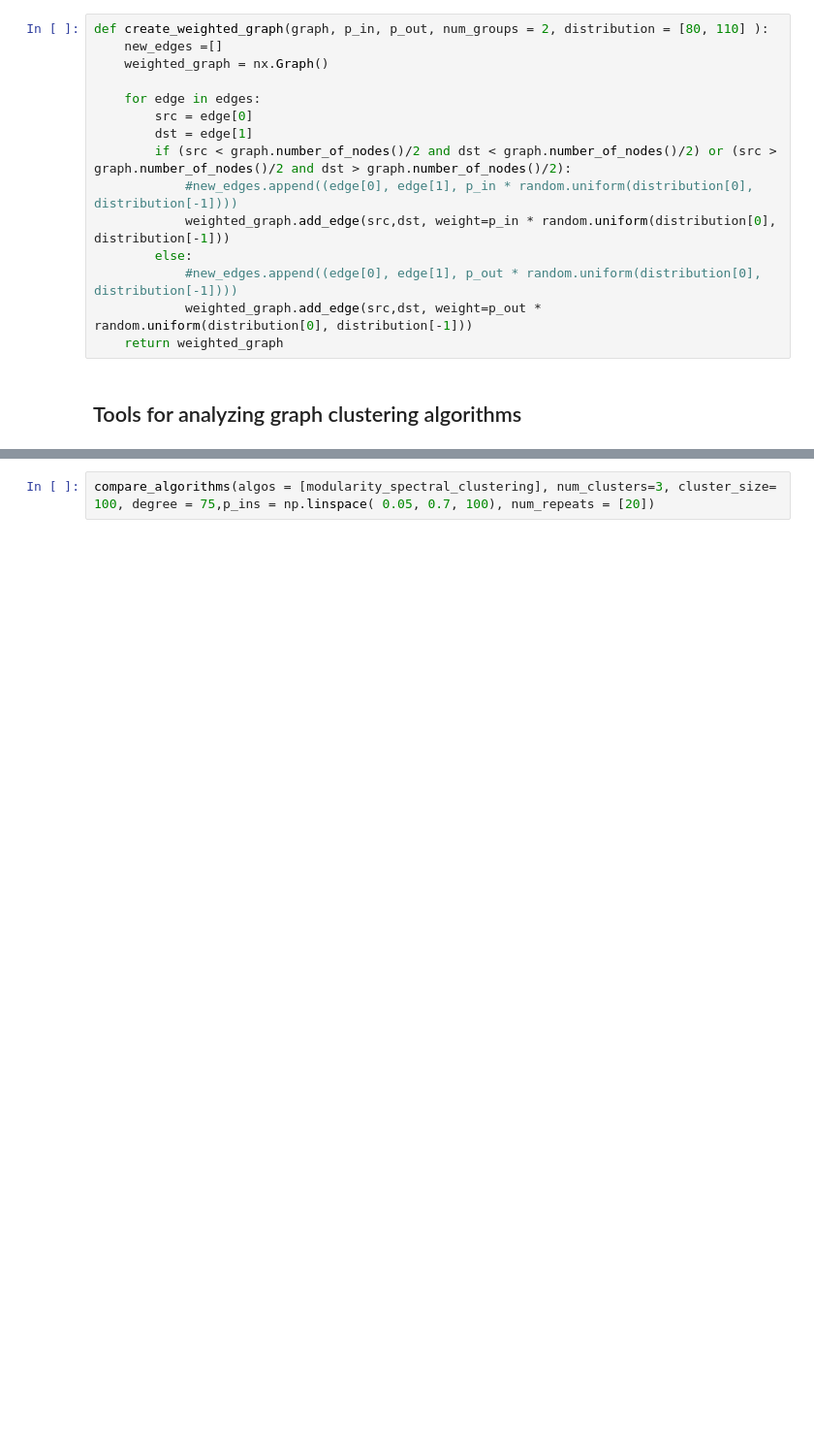
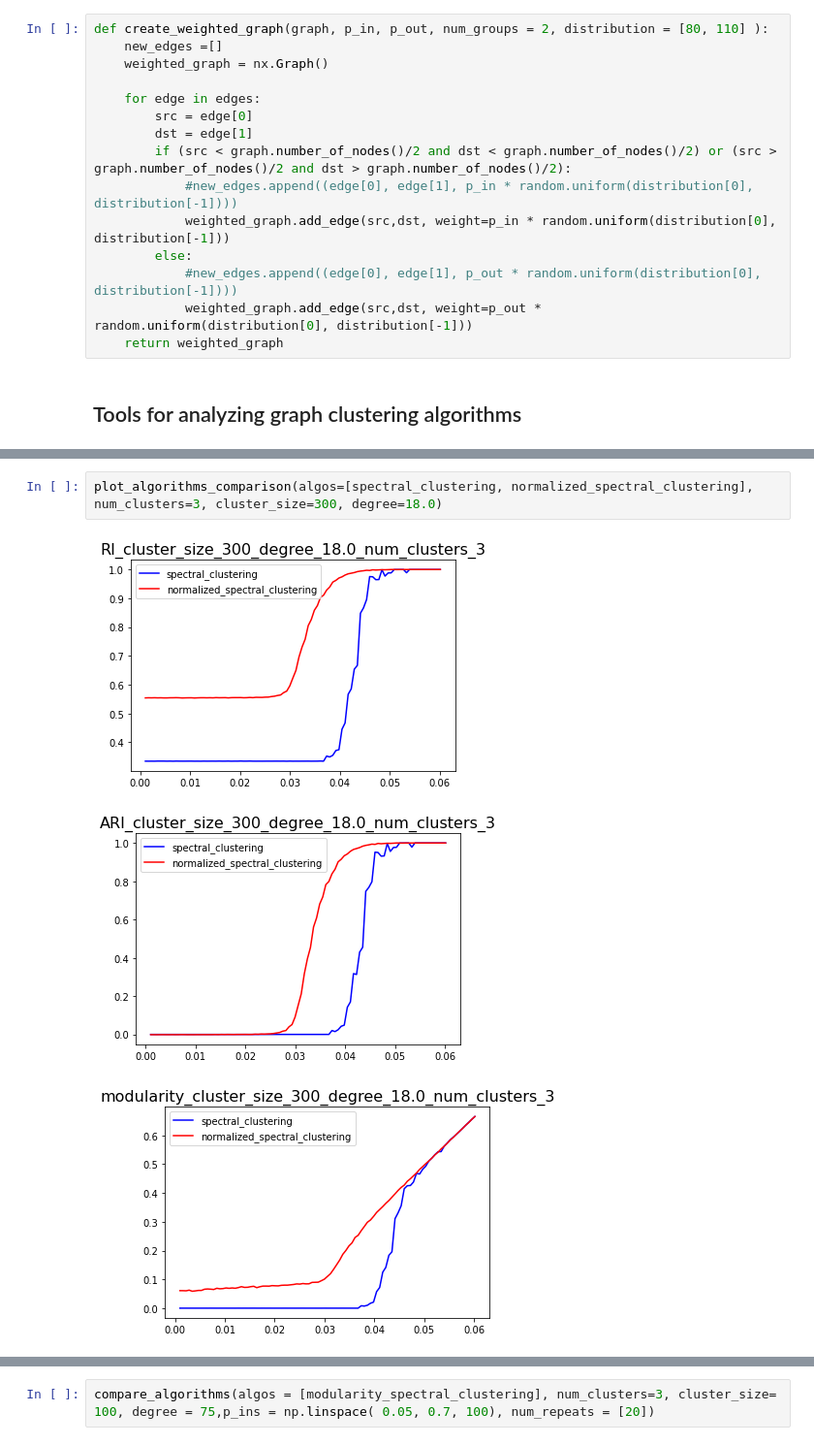
Before and after one commit to orrrrtem/Clustering-research, a Jupyter notebook: Clustering_analysis.ipynb, the cells around one changed output, grey strips where cells are left out. Shown at 97% size. Drawn from its saved outputs; the diff is of its cells as text; blank space fills up the shorter version.

```diff
--- a/Clustering_analysis.ipynb
+++ b/Clustering_analysis.ipynb
@@ -392,0 +608,6 @@ def compare_algorithms(algos = [spectral_clustering, normalized_spectral_cluster
+# %%
+plot_algorithms_comparison(algos=[spectral_clustering, normalized_spectral_clustering], num_clusters=3, cluster_size=300, degree=18.0)
+# %% [output]
+[figure, added]
+[figure, added]
+[figure, added]
```
Also changed, not shown: parts of 97 cells of this notebook.
